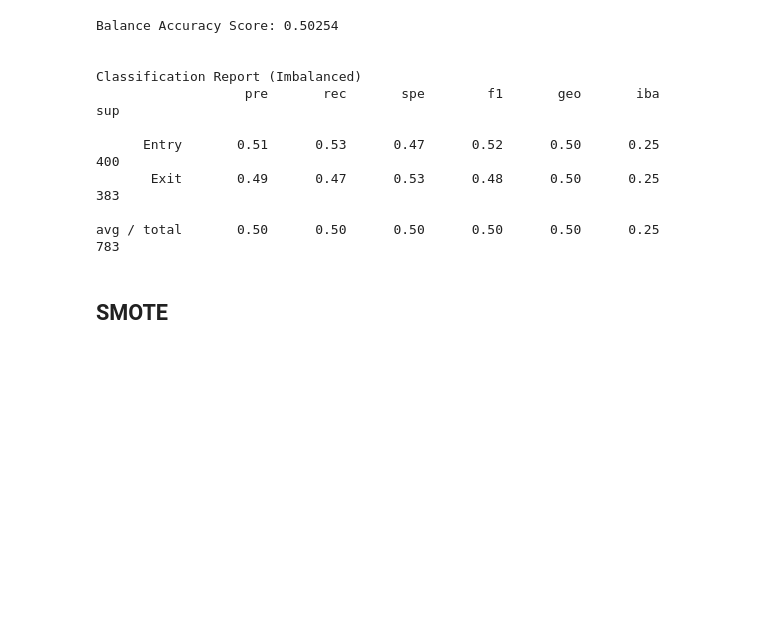
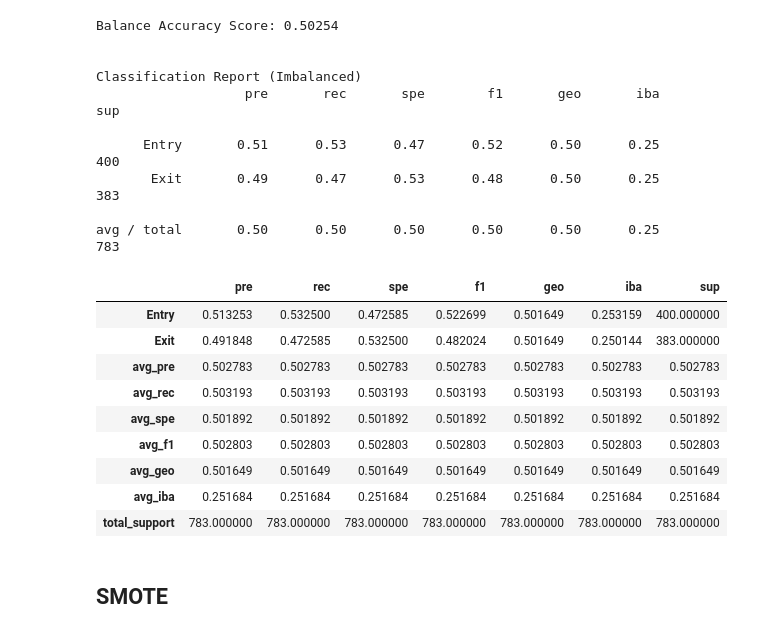
Before and after one commit to somyapanda/Project_2, a Jupyter notebook: Final_Project/Decision Tree & Sampling.ipynb, the cells around one changed output. Drawn from its saved outputs; the diff is of its cells as text; code cells hidden in the pictures; blank space fills up the shorter version.

Commit message:
Adding Images

```diff
--- a/Final_Project/Decision Tree & Sampling.ipynb
+++ b/Final_Project/Decision Tree & Sampling.ipynb
@@ -298,8 +303,20 @@ Classification Report (Imbalanced)
 avg / total       0.50      0.50      0.50      0.50      0.50      0.25       783
 # %%
 classification_report_os = pd.DataFrame(classification_report_imbalanced(y_test, y_pred_over,digits=2, output_dict=True)).T
+classification_report_os.to_csv('Export Files\classification_report imbalanced (Oversampling).csv', index=False)
+dfi.export(classification_report_os.style.background_gradient(cmap='viridis', subset=pd.IndexSlice['Entry':'Exit']),'Images\classification_report imbalanced (Oversampling).png')
 classification_report_os.style.background_gradient(cmap='viridis', subset=pd.IndexSlice['Entry':'Exit'])
-classification_report_os.to_csv('Resources\classification_report imbalanced (Oversampling).csv', index=False)
+# %% [output]
+|  | pre | rec | spe | f1 | geo | iba | sup |
+| Entry | 0.513253 | 0.532500 | 0.472585 | 0.522699 | 0.501649 | 0.253159 | 400.000000 |
+| Exit | 0.491848 | 0.472585 | 0.532500 | 0.482024 | 0.501649 | 0.250144 | 383.000000 |
+| avg_pre | 0.502783 | 0.502783 | 0.502783 | 0.502783 | 0.502783 | 0.502783 | 0.502783 |
+| avg_rec | 0.503193 | 0.503193 | 0.503193 | 0.503193 | 0.503193 | 0.503193 | 0.503193 |
+| avg_spe | 0.501892 | 0.501892 | 0.501892 | 0.501892 | 0.501892 | 0.501892 | 0.501892 |
+| avg_f1 | 0.502803 | 0.502803 | 0.502803 | 0.502803 | 0.502803 | 0.502803 | 0.502803 |
+| avg_geo | 0.501649 | 0.501649 | 0.501649 | 0.501649 | 0.501649 | 0.501649 | 0.501649 |
+| avg_iba | 0.251684 | 0.251684 | 0.251684 | 0.251684 | 0.251684 | 0.251684 | 0.251684 |
+| total_support | 783.000000 | 783.000000 | 783.000000 | 783.000000 | 783.000000 | 783.000000 | 783.000000 |
 # %% [markdown]
 ## SMOTE
 # %%
```
Also changed, not shown: parts of 10 cells of this notebook, 7 other files.
